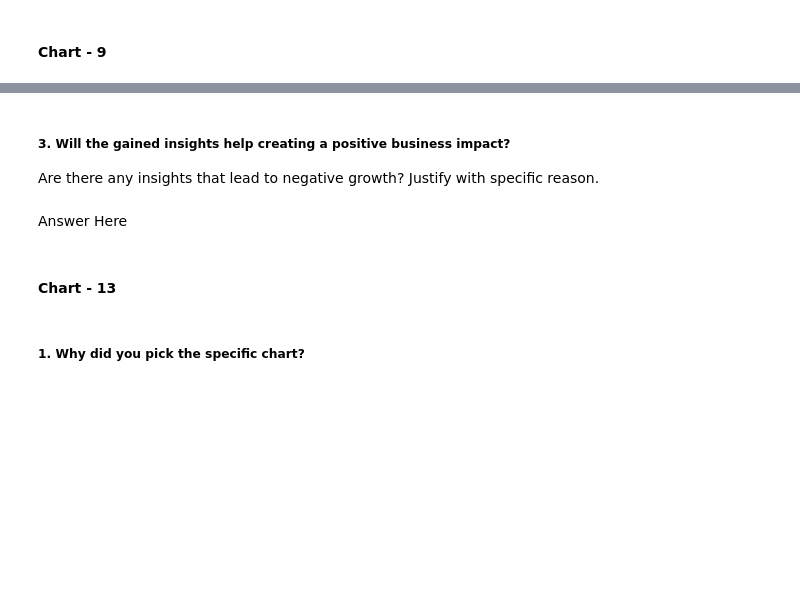
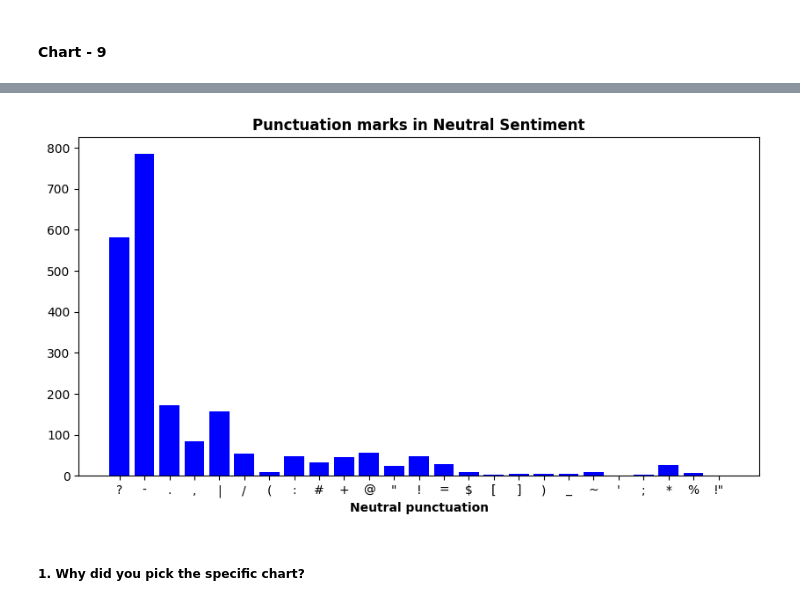
Before and after one commit to kashifkhan9555/CoronaVirus_Tewwt_Sentiment_Analysis, a Jupyter notebook: CoronaVirus_Tewwt_Sentiment_Analysis.ipynb, the cells around one changed output, grey strips where cells are left out. Saved outputs shown, nothing was run; the diff lists cells and outputs as text; code cells hidden in the pictures; blank space fills up the shorter version.

```diff
--- a/CoronaVirus_Tewwt_Sentiment_Analysis.ipynb
+++ b/CoronaVirus_Tewwt_Sentiment_Analysis.ipynb
@@ -664,7 +622,0 @@ Answer Here
-# %% [markdown]
-##### 3. Will the gained insights help creating a positive business impact?
-Are there any insights that lead to negative growth? Justify with specific reason.
-# %% [markdown]
-Answer Here
-# %% [markdown]
-#### Chart - 13
@@ -673,3 +623,25 @@ Answer Here
+# %%
+# Chart - 9 visualization code
+# Designing a compilation to emphasize a neutral sentiment.
+corpus= create_corpus("Neutral")
+
+dic= defaultdict(int)
+import string
+special = string.punctuation
+for i in (corpus):
+    if i in special:
+        dic[i]+=1
+
+x,y=zip(*dic.items())
+# %%
+# visualize the dataset
+plt.figure(figsize=(10,5))
+plt.bar(x,y,color='blue')
+plt.xlabel('Neutral punctuation', fontweight = 'bold')
+plt.title('Punctuation marks in Neutral Sentiment',fontweight ='bold')
+plt.show()
+# %% [output]
+[figure, added]
 # %% [markdown]
 ##### 1. Why did you pick the specific chart?
 # %% [markdown]
```
Also changed, not shown: parts of 46 cells of this notebook.
